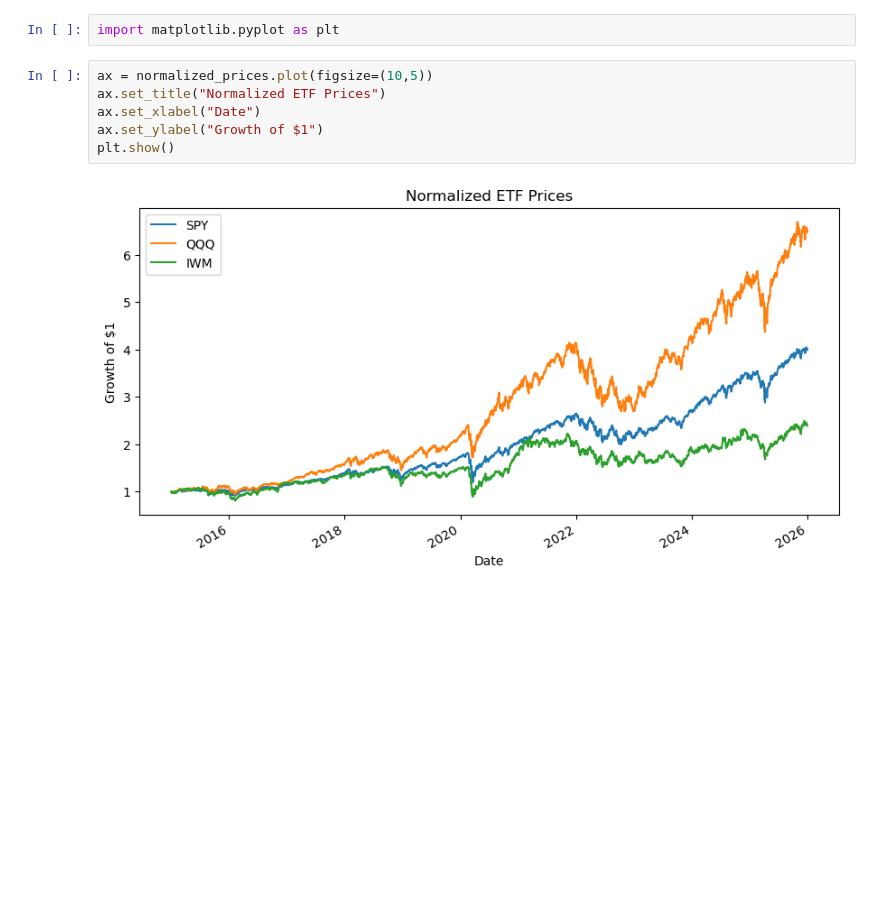
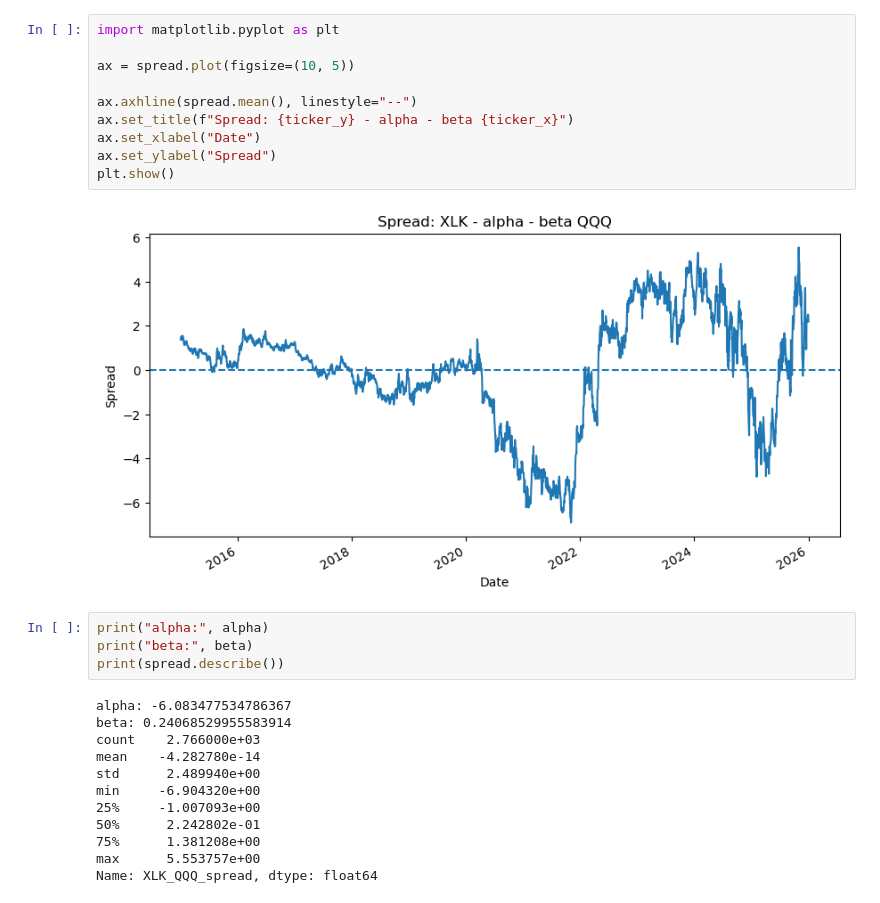
Before and after one commit to jamienordio/pairs-trading-backtest, a Jupyter notebook: notebooks/01_data_exploration.ipynb, the cells around one changed output. Saved outputs shown, nothing was run; the diff lists cells and outputs as text; blank space fills up the shorter version.

```diff
--- a/notebooks/01_data_exploration.ipynb
+++ b/notebooks/01_data_exploration.ipynb
@@ -82,11 +135,29 @@ Date
 # %%
 import matplotlib.pyplot as plt
+
+ax = spread.plot(figsize=(10, 5))
+
+ax.axhline(spread.mean(), linestyle="--")
+ax.set_title(f"Spread: {ticker_y} - alpha - beta {ticker_x}")
+ax.set_xlabel("Date")
+ax.set_ylabel("Spread")
+plt.show()
+# %% [output]
+[figure, added]
 # %%
-ax = normalized_prices.plot(figsize=(10,5))
-ax.set_title("Normalized ETF Prices")
-ax.set_xlabel("Date")
-ax.set_ylabel("Growth of $1")
-plt.show()
+print("alpha:", alpha)
+print("beta:", beta)
+print(spread.describe())
 # %% [output]
-[figure, removed]
+alpha: -6.083477534786367
+beta: 0.24068529955583914
+count    2.766000e+03
+mean    -4.282780e-14
+std      2.489940e+00
+min     -6.904320e+00
+25%     -1.007093e+00
+50%      2.242802e-01
+75%      1.381208e+00
+max      5.553757e+00
+Name: XLK_QQQ_spread, dtype: float64
 # %%
```
Also changed, not shown: parts of 28 cells of this notebook, 6 other files.
